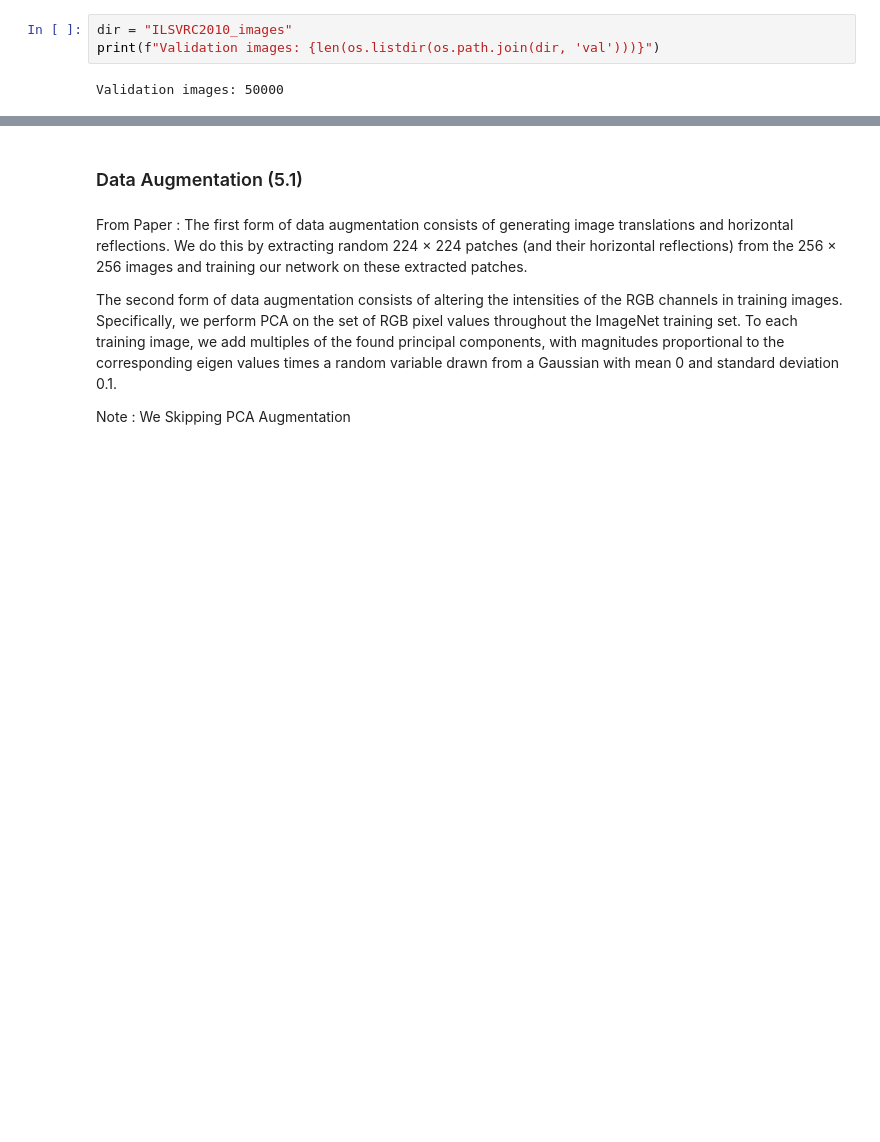
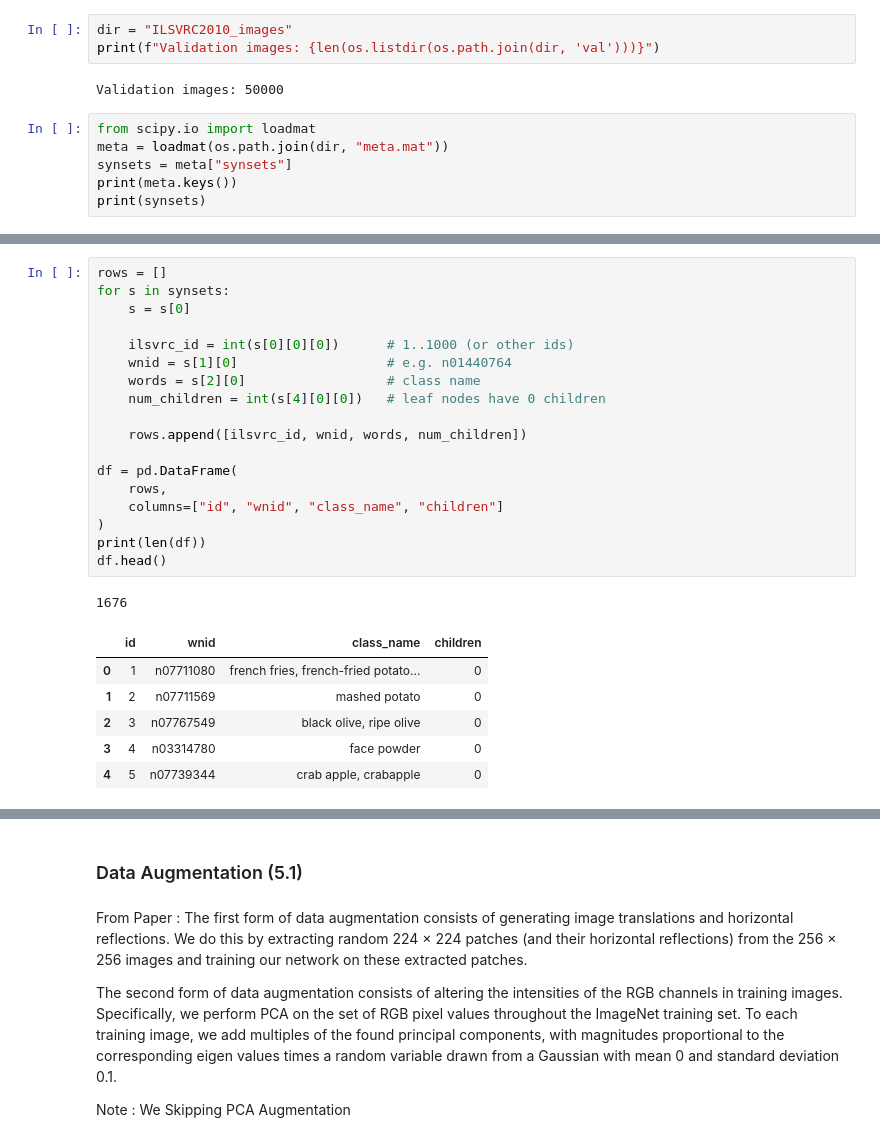
Before and after one commit to prashanthprabhu24/PaperClip, a Jupyter notebook: Imagenet/AlexNet.ipynb, the cells around one changed output, grey strips where cells are left out. Drawn from its saved outputs; the diff is of its cells as text; blank space fills up the shorter version.

```diff
--- a/Imagenet/AlexNet.ipynb
+++ b/Imagenet/AlexNet.ipynb
@@ -44,3 +44,9 @@ dir = "ILSVRC2010_images"
 print(f"Validation images: {len(os.listdir(os.path.join(dir, 'val')))}")
 # %% [output]
 Validation images: 50000
+# %%
+from scipy.io import loadmat
+meta = loadmat(os.path.join(dir, "meta.mat"))
+synsets = meta["synsets"]
+print(meta.keys())
+print(synsets)
@@ -46,0 +75,26 @@ Validation images: 50000
+# %%
+rows = []
+for s in synsets:
+    s = s[0]
+
+    ilsvrc_id = int(s[0][0][0])      # 1..1000 (or other ids)
+    wnid = s[1][0]                   # e.g. n01440764
+    words = s[2][0]                  # class name
+    num_children = int(s[4][0][0])   # leaf nodes have 0 children
+
+    rows.append([ilsvrc_id, wnid, words, num_children])
+
+df = pd.DataFrame(
+    rows,
+    columns=["id", "wnid", "class_name", "children"]
+)
+print(len(df))
+df.head()
+# %% [output]
+1676
+|  | id | wnid | class_name | children |
+| 0 | 1 | n07711080 | french fries, french-fried potato... | 0 |
+| 1 | 2 | n07711569 | mashed potato | 0 |
+| 2 | 3 | n07767549 | black olive, ripe olive | 0 |
+| 3 | 4 | n03314780 | face powder | 0 |
+| 4 | 5 | n07739344 | crab apple, crabapple | 0 |
```
Also changed, not shown: parts of 26 cells of this notebook.
